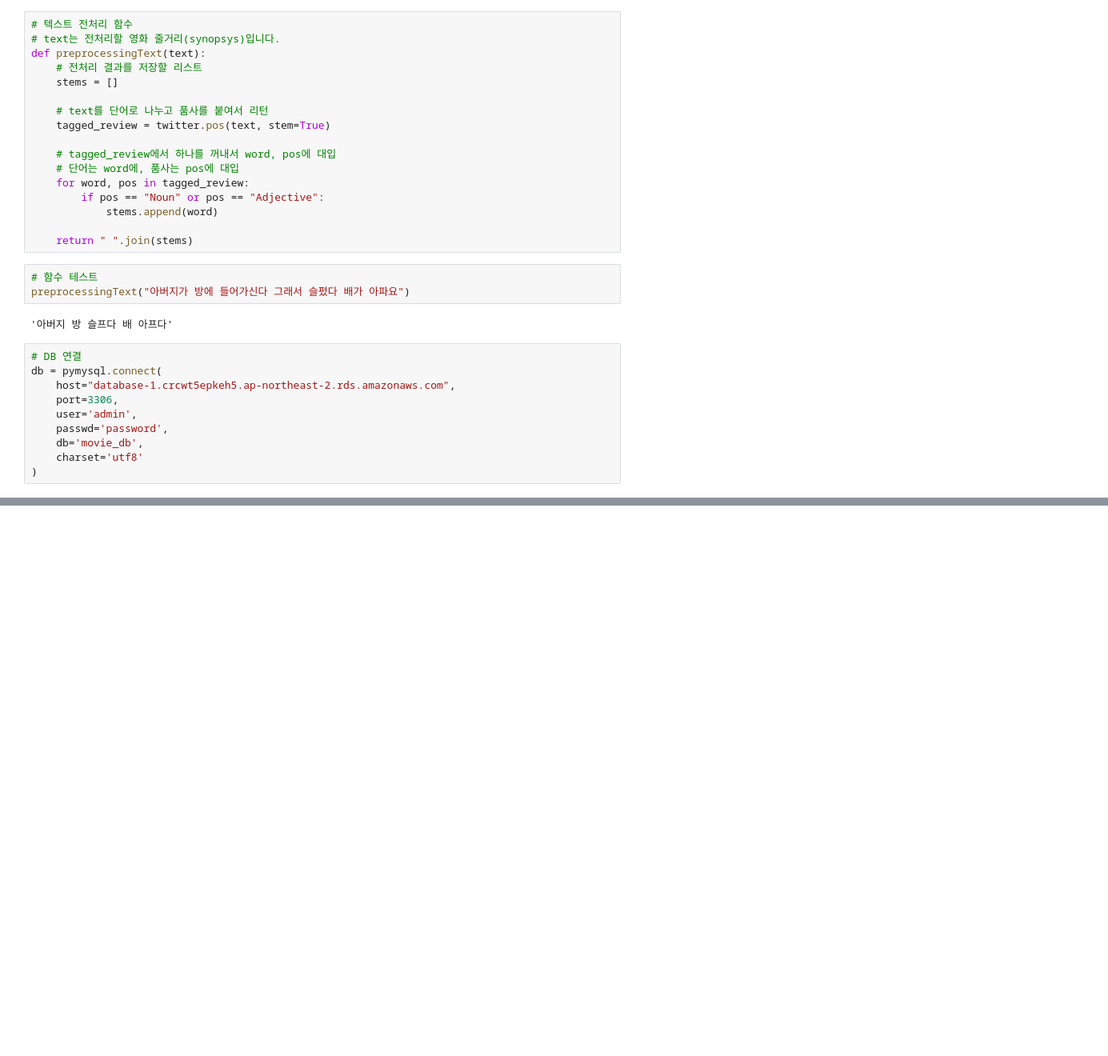
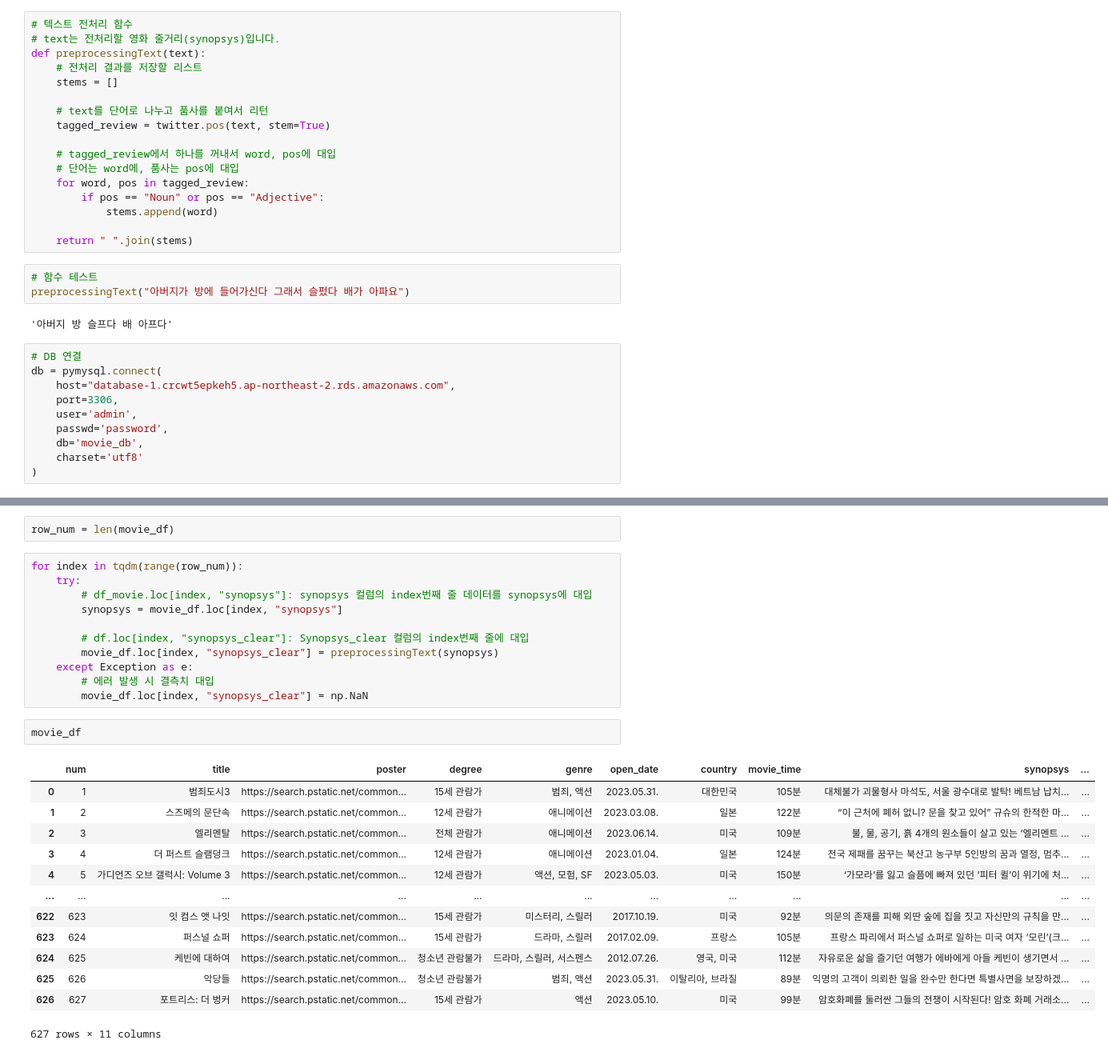
Before and after one commit to tjkpolisher/AWS_movie_web, a Jupyter notebook: 20230908_allMovie_synopsys_encoding.ipynb, the cells around one changed output, grey strips where cells are left out. Shown at 80% size. Saved outputs shown, nothing was run; the diff lists cells and outputs as text; blank space fills up the shorter version.

```diff
--- a/20230908_allMovie_synopsys_encoding.ipynb
+++ b/20230908_allMovie_synopsys_encoding.ipynb
@@ -143,0 +195,29 @@ db = pymysql.connect(
+# %%
+row_num = len(movie_df)
+# %%
+for index in tqdm(range(row_num)):
+    try:
+        # df_movie.loc[index, "synopsys"]: synopsys 컬럼의 index번째 줄 데이터를 synopsys에 대입
+        synopsys = movie_df.loc[index, "synopsys"]
+
+        # df.loc[index, "synopsys_clear"]: Synopsys_clear 컬럼의 index번째 줄에 대입
+        movie_df.loc[index, "synopsys_clear"] = preprocessingText(synopsys)
+    except Exception as e:
+        # 에러 발생 시 결측치 대입
+        movie_df.loc[index, "synopsys_clear"] = np.NaN
+# %%
+movie_df
+# %% [output]
+|  | num | title | poster | degree | genre | open_date | country | movie_time | synopsys | ... |
+| 0 | 1 | 범죄도시3 | https://search.pstatic.net/common... | 15세 관람가 | 범죄, 액션 | 2023.05.31. | 대한민국 | 105분 | 대체불가 괴물형사 마석도, 서울 광수대로 발탁! 베트남 납치... | ... |
+| 1 | 2 | 스즈메의 문단속 | https://search.pstatic.net/common... | 12세 관람가 | 애니메이션 | 2023.03.08. | 일본 | 122분 | “이 근처에 폐허 없니? 문을 찾고 있어” 규슈의 한적한 마... | ... |
+| 2 | 3 | 엘리멘탈 | https://search.pstatic.net/common... | 전체 관람가 | 애니메이션 | 2023.06.14. | 미국 | 109분 | 불, 물, 공기, 흙 4개의 원소들이 살고 있는 ‘엘리멘트 ... | ... |
+| 3 | 4 | 더 퍼스트 슬램덩크 | https://search.pstatic.net/common... | 12세 관람가 | 애니메이션 | 2023.01.04. | 일본 | 124분 | 전국 제패를 꿈꾸는 북산고 농구부 5인방의 꿈과 열정, 멈추... | ... |
+| 4 | 5 | 가디언즈 오브 갤럭시: Volume 3 | https://search.pstatic.net/common... | 12세 관람가 | 액션, 모험, SF | 2023.05.03. | 미국 | 150분 | ‘가모라’를 잃고 슬픔에 빠져 있던 ‘피터 퀼’이 위기에 처... | ... |
+| ... | ... | ... | ... | ... | ... | ... | ... | ... | ... | ... |
+| 622 | 623 | 잇 컴스 앳 나잇 | https://search.pstatic.net/common... | 15세 관람가 | 미스터리, 스릴러 | 2017.10.19. | 미국 | 92분 | 의문의 존재를 피해 외딴 숲에 집을 짓고 자신만의 규칙을 만... | ... |
+| 623 | 624 | 퍼스널 쇼퍼 | https://search.pstatic.net/common... | 15세 관람가 | 드라마, 스릴러 | 2017.02.09. | 프랑스 | 105분 | 프랑스 파리에서 퍼스널 쇼퍼로 일하는 미국 여자 ‘모린’(크... | ... |
+| 624 | 625 | 케빈에 대하여 | https://search.pstatic.net/common... | 청소년 관람불가 | 드라마, 스릴러, 서스펜스 | 2012.07.26. | 영국, 미국 | 112분 | 자유로운 삶을 즐기던 여행가 에바에게 아들 케빈이 생기면서 ... | ... |
+| 625 | 626 | 악당들 | https://search.pstatic.net/common... | 청소년 관람불가 | 범죄, 액션 | 2023.05.31. | 이탈리아, 브라질 | 89분 | 익명의 고객이 의뢰한 일을 완수만 한다면 특별사면을 보장하겠... | ... |
+| 626 | 627 | 포트리스: 더 벙커 | https://search.pstatic.net/common... | 15세 관람가 | 액션 | 2023.05.10. | 미국 | 99분 | 암호화폐를 둘러싼 그들의 전쟁이 시작된다! 암호 화폐 거래소... | ... |
+627 rows × 11 columns
```
Also changed, not shown: parts of 7 cells of this notebook.
